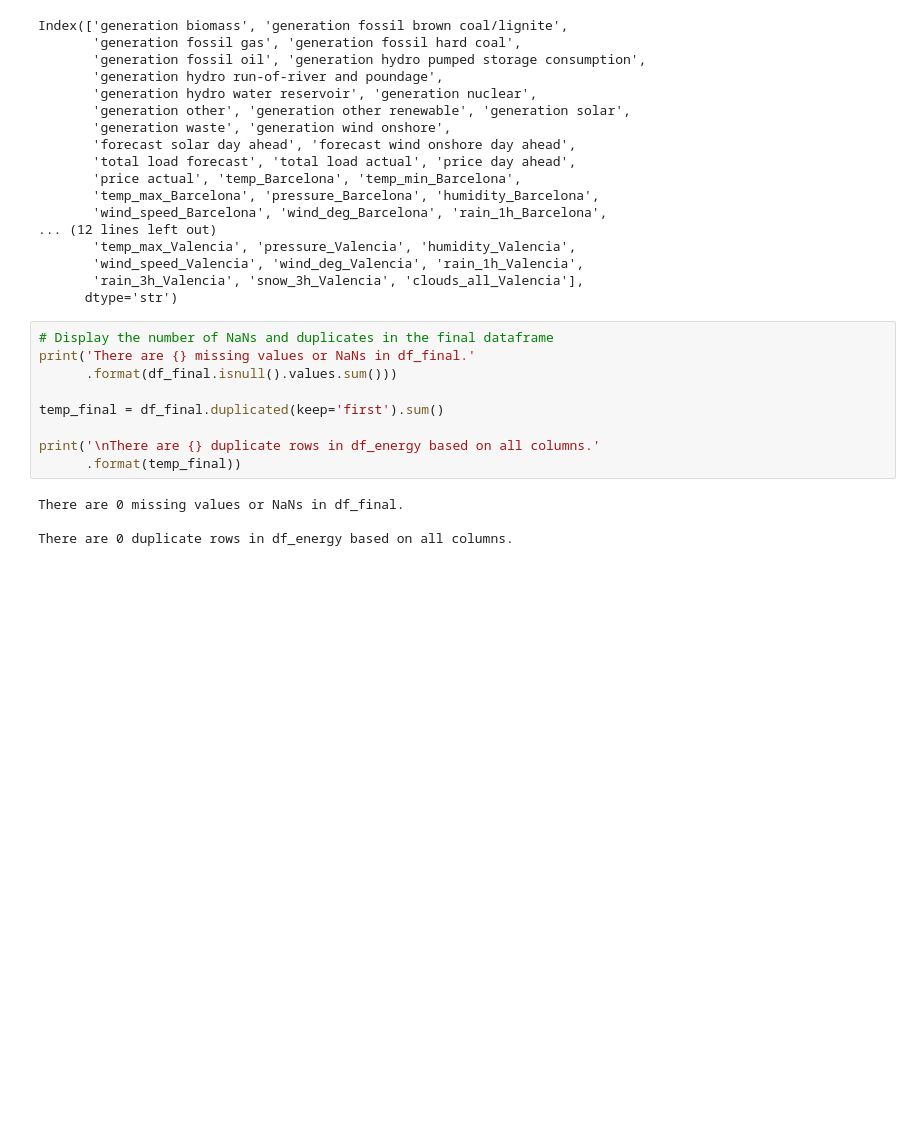
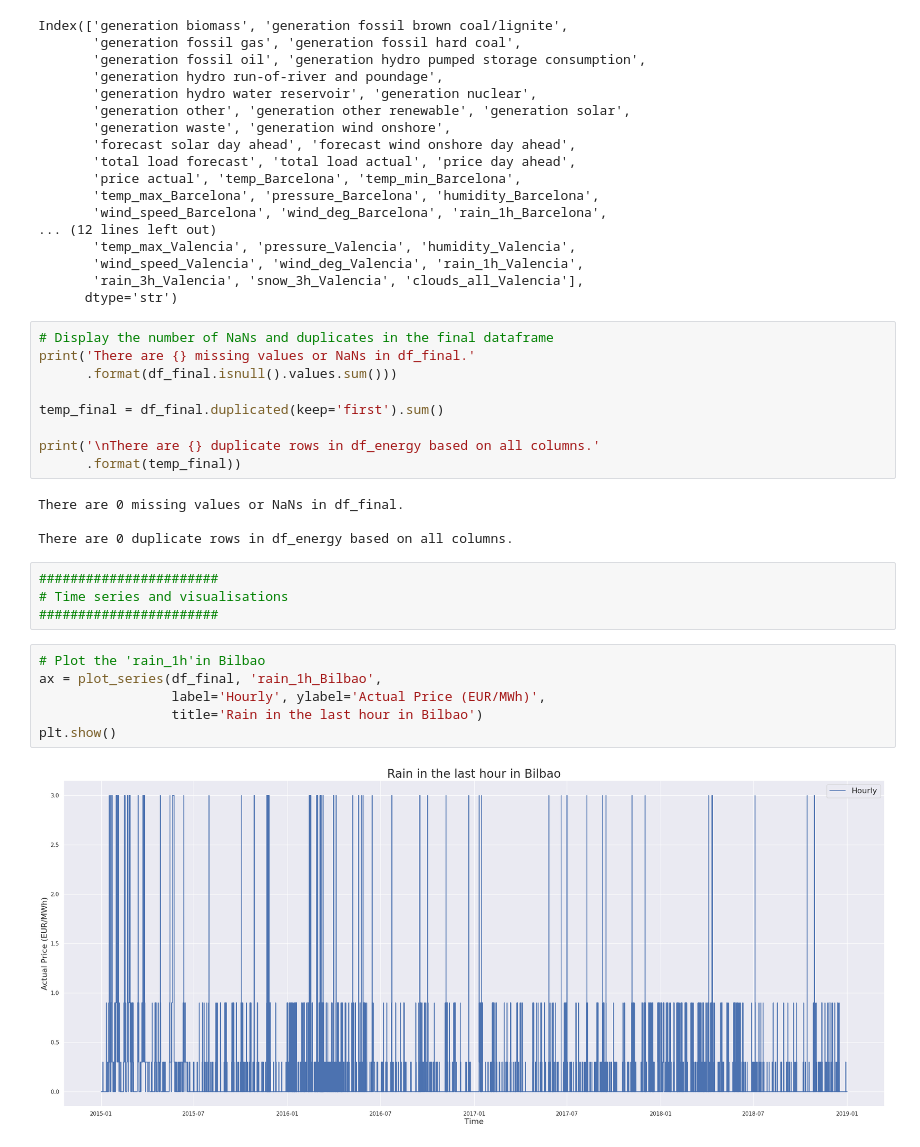
Before and after one commit to tdavies66/Electricity-Price-Forecasting-DNNs-EDA-Kaggle-, a Jupyter notebook: Notebooks/notebook1.ipynb, the cells around one changed output. Drawn from its saved outputs; the diff is of its cells as text; blank space fills up the shorter version.

Commit message:
First time series plots

```diff
--- a/Notebooks/notebook1.ipynb
+++ b/Notebooks/notebook1.ipynb
@@ -537,3 +534,15 @@ print('\nThere are {} duplicate rows in df_energy based on all columns.'
 There are 0 missing values or NaNs in df_final.
 
 There are 0 duplicate rows in df_energy based on all columns.
+# %%
+#######################
+# Time series and visualisations
+#######################
+# %%
+# Plot the 'rain_1h'in Bilbao
+ax = plot_series(df_final, 'rain_1h_Bilbao',
+                 label='Hourly', ylabel='Actual Price (EUR/MWh)',
+                 title='Rain in the last hour in Bilbao')
+plt.show()
+# %% [output]
+[figure, added]
```
Also changed, not shown: parts of 4 cells of this notebook.
